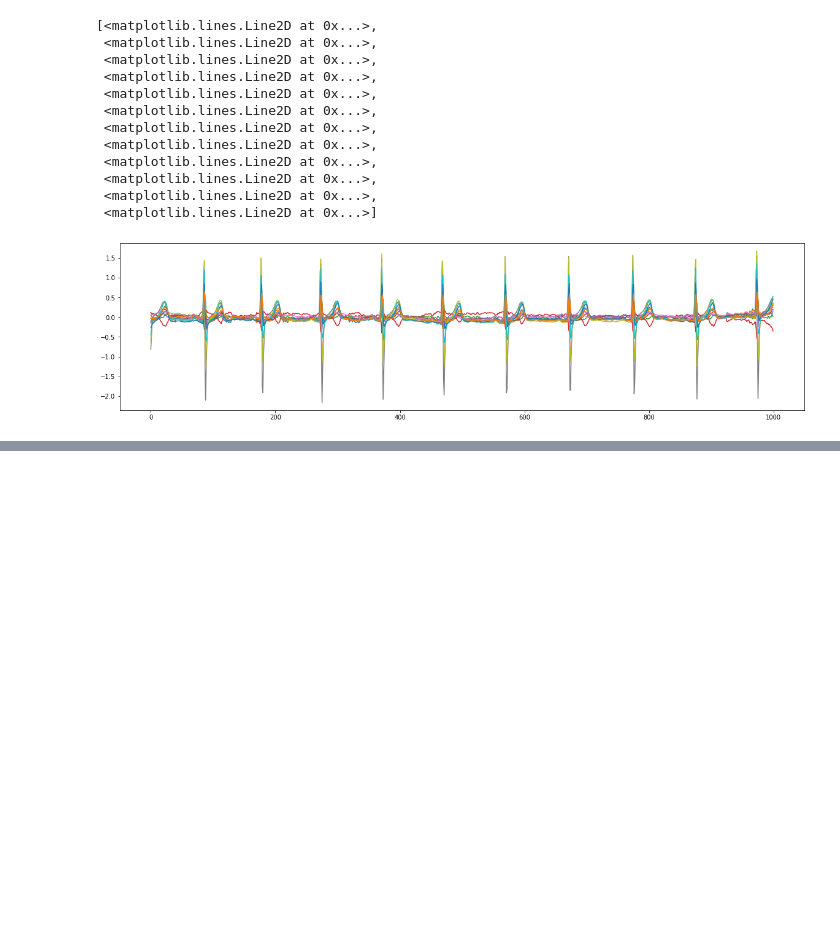
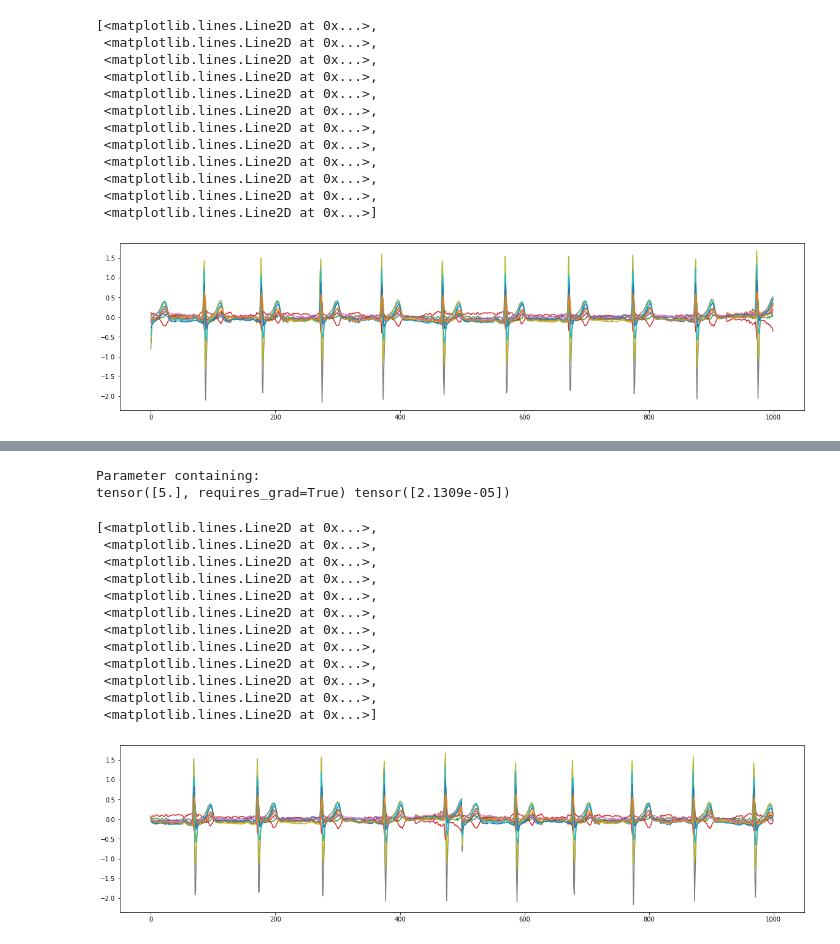
Before and after one commit to comp-well-org/LEAVES, a Jupyter notebook: torch_data_augmentation.ipynb, the cells around one changed output, grey strips where cells are left out. Cells and saved outputs as stored; diff of their text form; code cells hidden in the pictures; blank space fills up the shorter version.

```diff
--- a/torch_data_augmentation.ipynb
+++ b/torch_data_augmentation.ipynb
@@ -106,0 +196,62 @@ tensor([0.0939, 0.2732, 0.3576, 0.7177, 0.2103, 0.8626, 0.0792, 0.6655, 0.8913,
+# %%
+## Permutation
+class permuteView(torch.autograd.Function):
+    @staticmethod
+    def forward(ctx, x, num_seg):
+        splits = torch.split(x, torch.div(x.size(-1), int(num_seg), rounding_mode='trunc'), dim=-1)
+        if x.size(-1) % num_seg == 0:
+            permuted_order = torch.randperm(int(num_seg))
+        else:
+            permuted_order = torch.randperm(int(num_seg) + 1)
+        ctx.save_for_backward(num_seg, permuted_order)
+        splits_permuted = []
+        for idx in permuted_order.detach().numpy():
+            splits_permuted.append(splits[idx])
+        output = torch.cat(splits_permuted, dim=-1)
+        return output
+
+    @staticmethod
+    def backward(ctx, grad_output):
+        num_seg,permuted_order, = ctx.saved_tensors
+        splits = torch.split(grad_output, torch.div(grad_output.size(-1), int(num_seg), rounding_mode='trunc'), dim=-1)
+        splits_permuted = []
+        for idx in permuted_order:
+            splits_permuted.append(splits[idx])
+        grad_output = torch.cat(splits_permuted, dim=-1)
+        return grad_output, grad_output.mean().unsqueeze(0)
+
+def permutation(x, max_segments):
+    m_uniform = torch.distributions.uniform.Uniform(1, max_segments)
+    num_segs_soft = m_uniform.rsample(x.size()[:1])
+    num_segs = torch.round(num_segs_soft) - num_segs_soft.detach() + num_segs_soft
+    permute_x = []
+    for i, pat in enumerate(x):
+        if num_segs[i] > 1:
+            permute_view = permuteView.apply(pat.unsqueeze(0), num_segs[i])
+        else:
+            permute_view = pat
+        permute_x.append(permute_view)
+    return torch.cat(permute_x, dim=0)
+
+permuation_seg = nn.Parameter(5 * torch.ones(1), requires_grad=True)
+permuted_x = permutation(data, permuation_seg)
+permuted_x.mean().backward()
+print(permuation_seg, permuation_seg.grad)
+plt.figure(figsize=(20,5))
+plt.plot(permuted_x.detach().numpy()[0].T)
+# %% [output]
+Parameter containing:
+tensor([5.], requires_grad=True) tensor([2.1309e-05])
+[<matplotlib.lines.Line2D at 0x...>,
+ <matplotlib.lines.Line2D at 0x...>,
+ <matplotlib.lines.Line2D at 0x...>,
+ <matplotlib.lines.Line2D at 0x...>,
+ <matplotlib.lines.Line2D at 0x...>,
+ <matplotlib.lines.Line2D at 0x...>,
+ <matplotlib.lines.Line2D at 0x...>,
+ <matplotlib.lines.Line2D at 0x...>,
+ <matplotlib.lines.Line2D at 0x...>,
+ <matplotlib.lines.Line2D at 0x...>,
+ <matplotlib.lines.Line2D at 0x...>,
+ <matplotlib.lines.Line2D at 0x...>]
+[figure, added]
```
Also changed, not shown: parts of 24 cells of this notebook, 8 other files.
